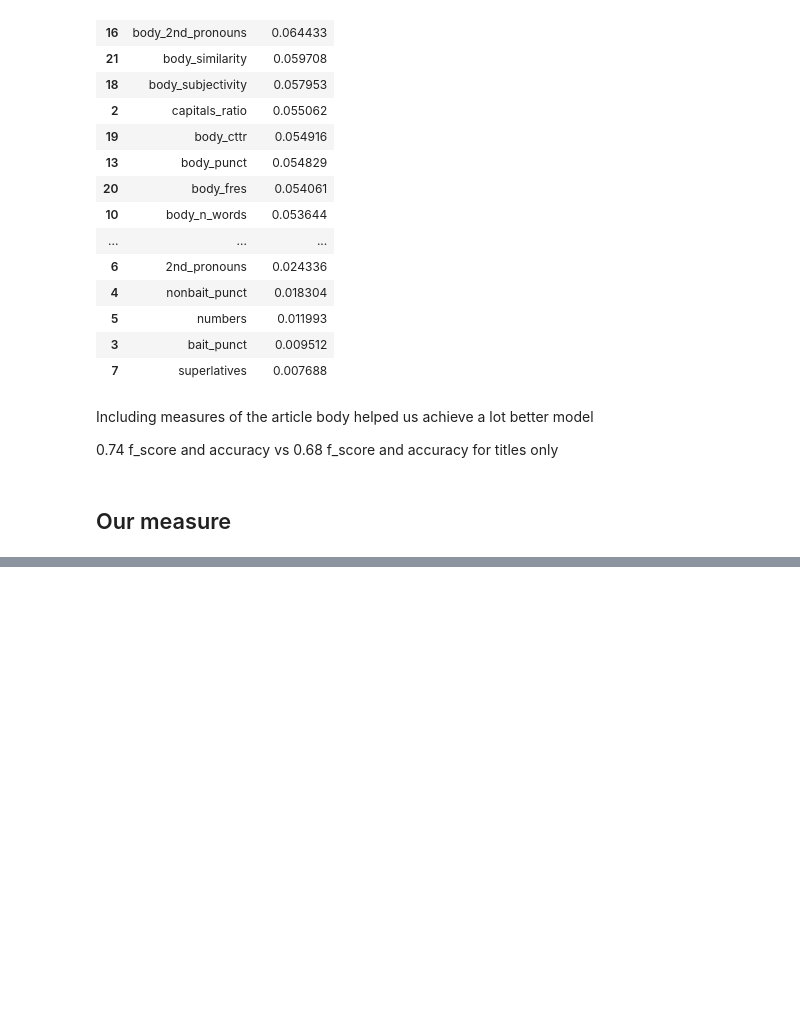
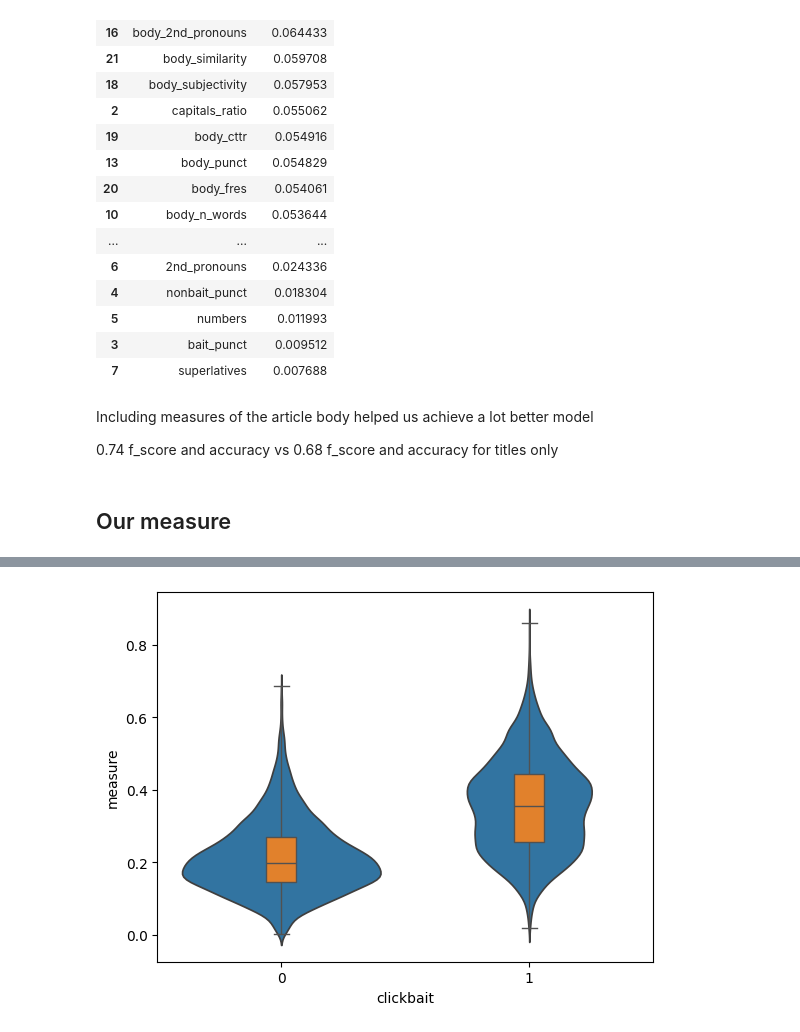
Before and after one commit to matkubita/ClickbaitDetectionThesis, a Jupyter notebook: notebooks/3-Informativeness-Measures.ipynb, the cells around one changed output, grey strips where cells are left out. Drawn from its saved outputs; the diff is of its cells as text; code cells hidden in the pictures; blank space fills up the shorter version.

```diff
--- a/notebooks/3-Informativeness-Measures.ipynb
+++ b/notebooks/3-Informativeness-Measures.ipynb
@@ -1797,0 +1996,14 @@ sqrt() for each and then multiply
+# %%
+huge_data_raw = pd.read_csv("../data/merged_datasetes_balanced_huge.csv")
+# %%
+cols_huge_drop = list(huge_data_raw.columns[4:])
+huge_data_full = huge_data_raw.drop(cols_huge_drop, axis=1)
+huge_data = huge_data_full[huge_data_full['set']!=3].copy()
+# %%
+huge_data['measure'] = huge_data['title'].apply(baitness_measure)
+# %%
+huge_data['measure_sqrt'] = huge_data['measure'].apply(math.sqrt)
+# %%
+plot_metrics(huge_data, 'measure')
+# %% [output]
+[figure, added]
```
Also changed, not shown: parts of 27 cells of this notebook, 6 other files.
